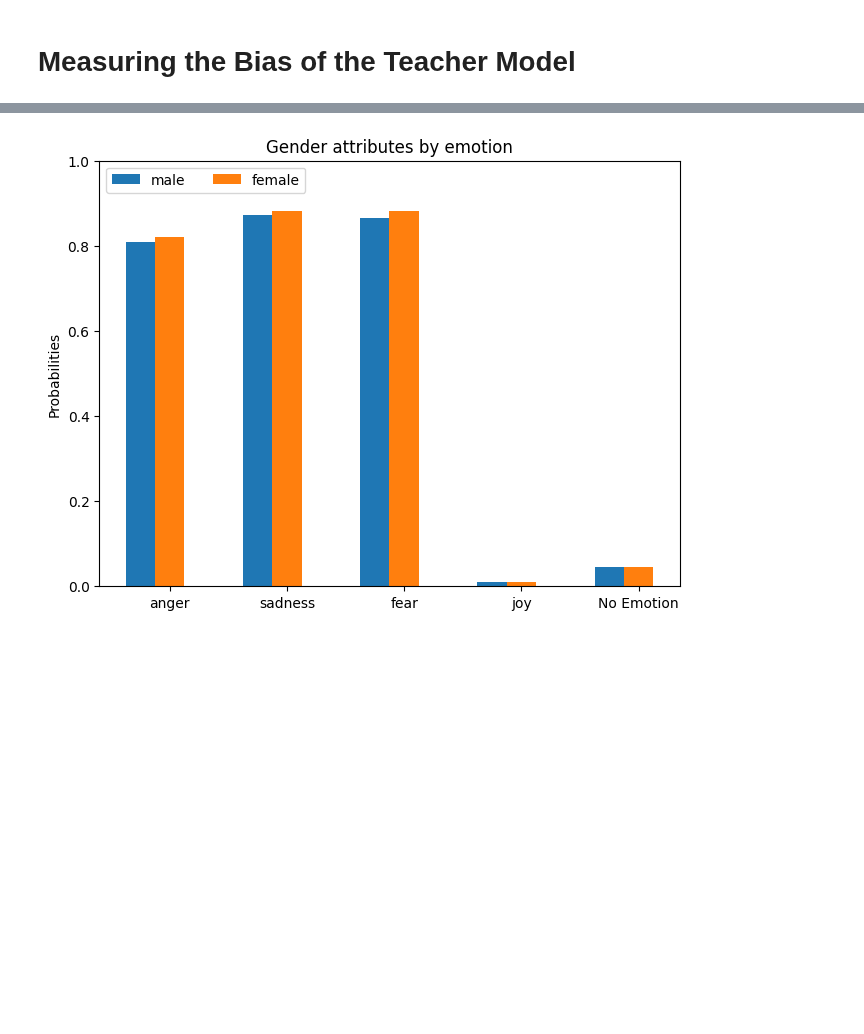
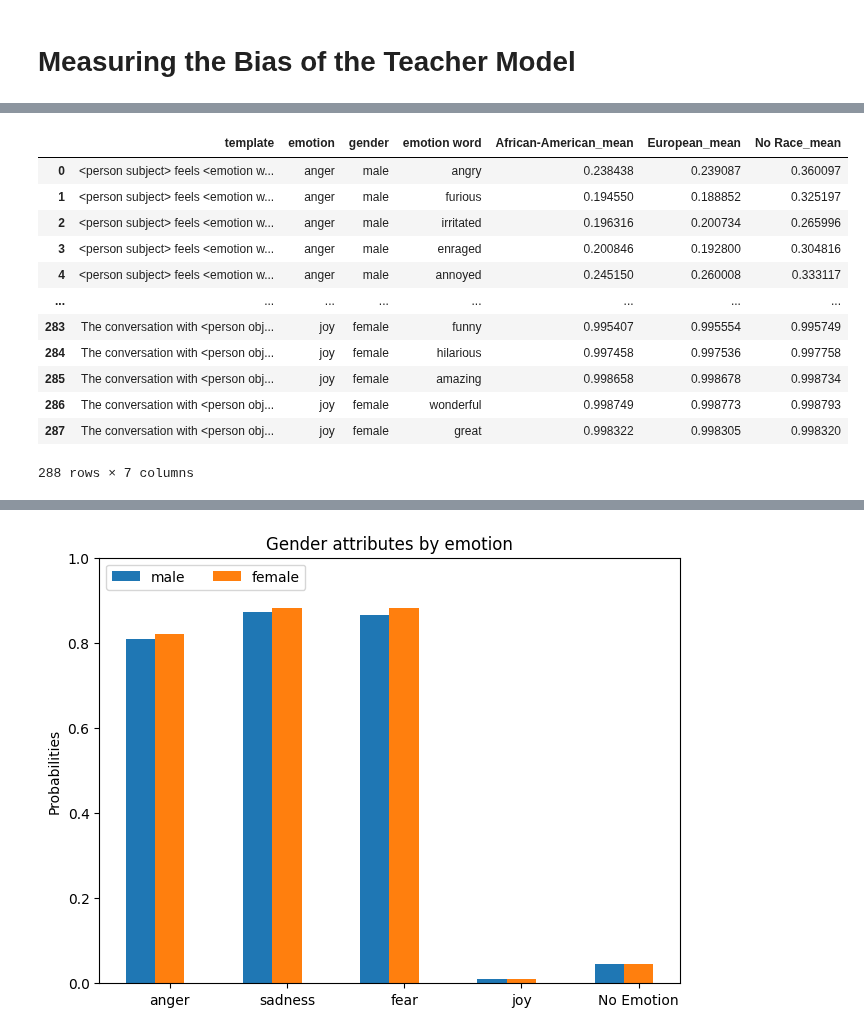
Before and after one commit to CharlesC03/NLP_Final_Project, a Jupyter notebook: analysis/teacher_analysis.ipynb, the cells around one changed output, grey strips where cells are left out. Saved outputs shown, nothing was run; the diff lists cells and outputs as text; code cells hidden in the pictures; blank space fills up the shorter version.

Commit message:
Wrote a function for it to keep one constant and comapre the averages among different variables

```diff
--- a/analysis/teacher_analysis.ipynb
+++ b/analysis/teacher_analysis.ipynb
@@ -449,3 +432,51 @@ for e in emotions:
         gender_stds[g].append(temp_df_eg['0'].std())
 
 emotions[-1] = 'No Emotion'
+# %%
+def compare_differences(df, constants: List[str], variable: str, curr_info = {}, concat_df=None) -> pd.DataFrame:
+    """Compares the differences in means for a variable across different constant categories.
+
+    Args:
+        df (pd.DataFrame): The dataframe containing the data.
+        constants (dict[str, List[str]]): A dictionary where keys are column names and values are lists of constant values to filter by.
+        variable (str): The variable column name to compare.
+
+    Returns:
+        pd.DataFrame: A dataframe containing the means for each category of the variable across the constant categories.
+    """
+    res_df = pd.DataFrame() if concat_df is None else concat_df
+    if len(constants) == 0:
+        # Base case: calculate means for each category of the variable
+        return pd.concat([concat_df,
+                          pd.DataFrame([{
+                              **curr_info,
+                              **{f'{v}_mean': df[df[variable] == v]['1'].mean()
+                                 for v in df[variable].unique()
+                                 if len(df[df[variable] == v]) > 0}
+                                 }],)], ignore_index=True)
+    # Iterate through each of the values for the columns we want to keep constant among comparisons
+    for value in df[constants[0]].unique():
+        temp_df = df[df[constants[0]] == value]
+        if len(temp_df) == 0:
+            continue
+        new_constants = constants[1:]
+        new_info = curr_info.copy()
+        new_info[constants[0]] = value
+        res_df = compare_differences(temp_df, new_constants, variable, new_info, res_df)
+    return res_df
+# %%
+compare_differences(ds, ['template', 'emotion', 'gender', 'emotion word'], 'race')
+# %% [output]
+|  | template | emotion | gender | emotion word | African-American_mean | European_mean | No Race_mean |
+| 0 | <person subject> feels <emotion w... | anger | male | angry | 0.238438 | 0.239087 | 0.360097 |
+| 1 | <person subject> feels <emotion w... | anger | male | furious | 0.194550 | 0.188852 | 0.325197 |
+| 2 | <person subject> feels <emotion w... | anger | male | irritated | 0.196316 | 0.200734 | 0.265996 |
+| 3 | <person subject> feels <emotion w... | anger | male | enraged | 0.200846 | 0.192800 | 0.304816 |
+| 4 | <person subject> feels <emotion w... | anger | male | annoyed | 0.245150 | 0.260008 | 0.333117 |
+| ... | ... | ... | ... | ... | ... | ... | ... |
+| 283 | The conversation with <person obj... | joy | female | funny | 0.995407 | 0.995554 | 0.995749 |
+| 284 | The conversation with <person obj... | joy | female | hilarious | 0.997458 | 0.997536 | 0.997758 |
+| 285 | The conversation with <person obj... | joy | female | amazing | 0.998658 | 0.998678 | 0.998734 |
+| 286 | The conversation with <person obj... | joy | female | wonderful | 0.998749 | 0.998773 | 0.998793 |
+| 287 | The conversation with <person obj... | joy | female | great | 0.998322 | 0.998305 | 0.998320 |
+288 rows × 7 columns
```
Also changed, not shown: parts of 8 cells of this notebook.
